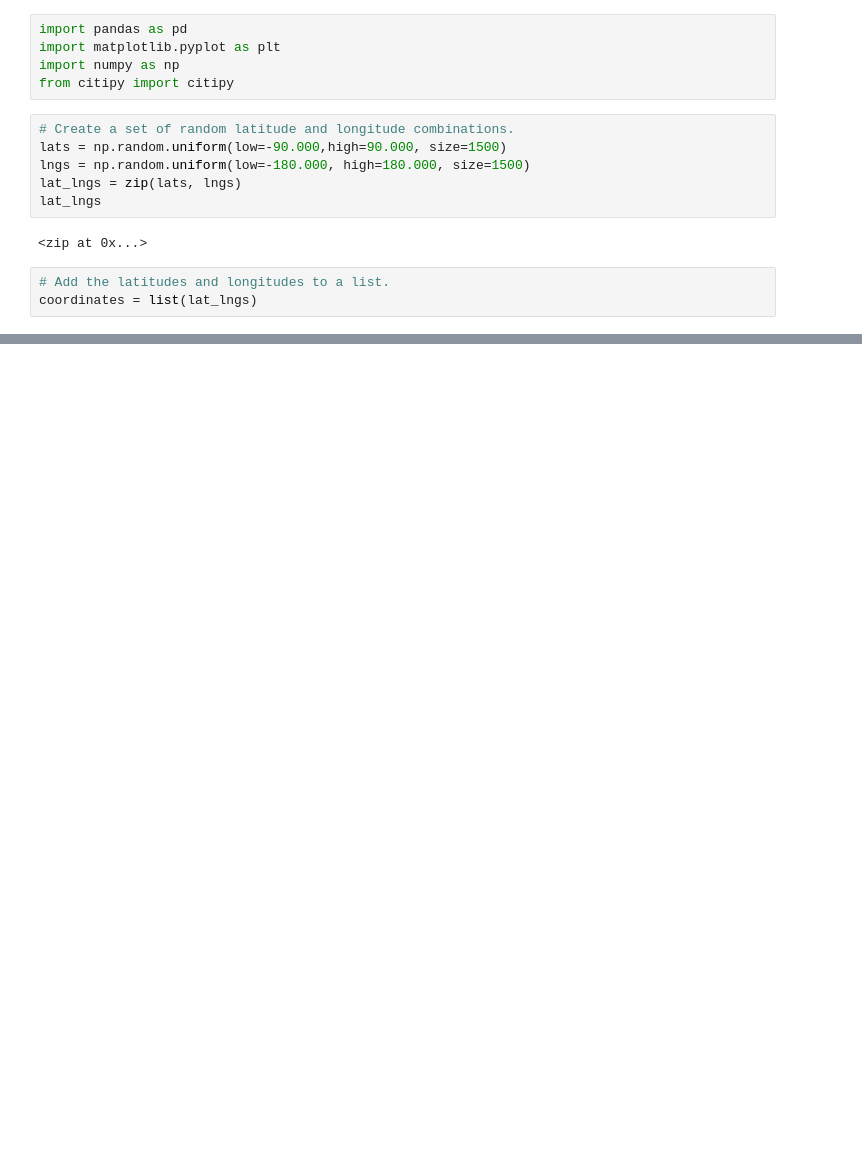
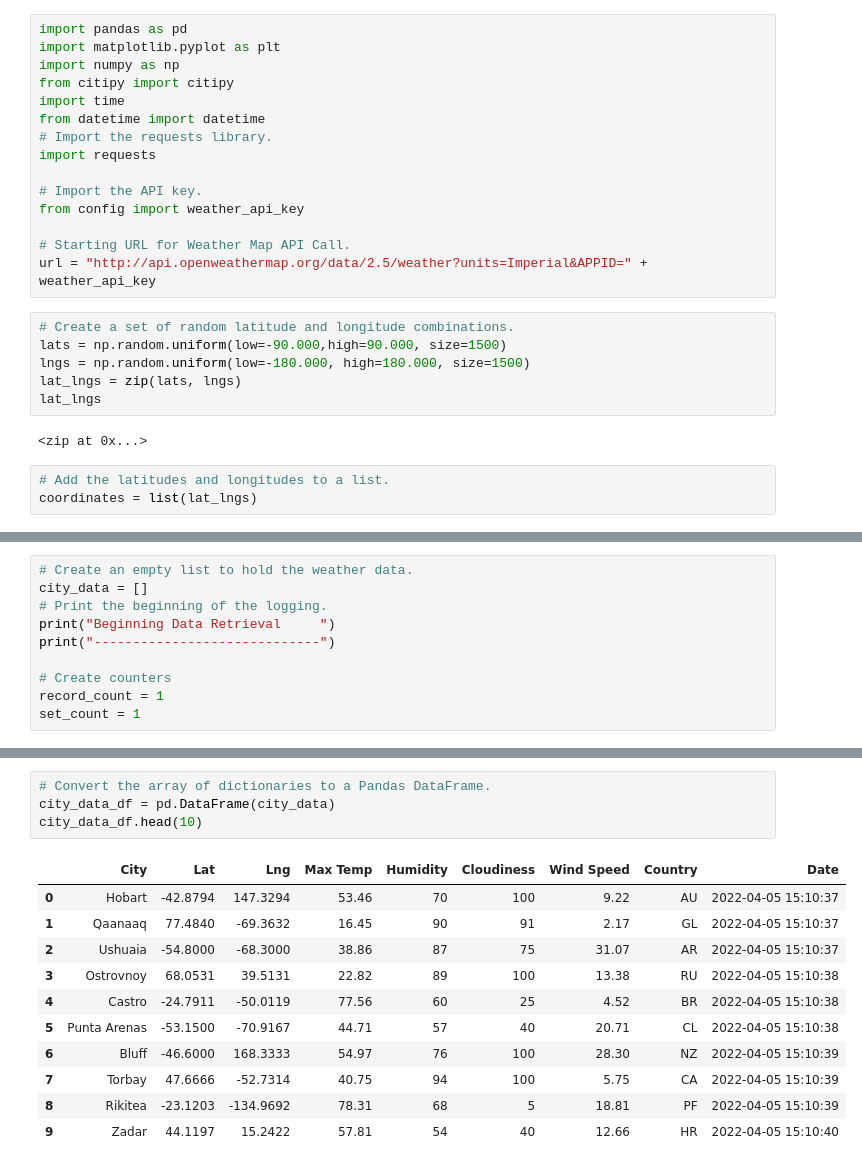
Before and after one commit to BNew2022/World_Weather_Analysis, a Jupyter notebook: WeatherPy.ipynb, the cells around one changed output, grey strips where cells are left out. Drawn from its saved outputs; the diff is of its cells as text; blank space fills up the shorter version.

Commit message:
modifying gitignore and adding WeatherPy file

```diff
--- a/WeatherPy.ipynb
+++ b/WeatherPy.ipynb
@@ -3,6 +3,16 @@ import pandas as pd
 import matplotlib.pyplot as plt
 import numpy as np
 from citipy import citipy
+import time
+from datetime import datetime
+# Import the requests library.
+import requests
+
+# Import the API key.
+from config import weather_api_key
+
+# Starting URL for Weather Map API Call.
+url = "http://api.openweathermap.org/data/2.5/weather?units=Imperial&APPID=" + weather_api_key
 # %%
 # Create a set of random latitude and longitude combinations.
 lats = np.random.uniform(low=-90.000,high=90.000, size=1500)
@@ -30,0 +41,10 @@ len(cities)
+# %%
+# Create an empty list to hold the weather data.
+city_data = []
+# Print the beginning of the logging.
+print("Beginning Data Retrieval     ")
+print("-----------------------------")
+
+# Create counters
+record_count = 1
+set_count = 1
@@ -30,0 +124,16 @@ len(cities)
+# %%
+# Convert the array of dictionaries to a Pandas DataFrame.
+city_data_df = pd.DataFrame(city_data)
+city_data_df.head(10)
+# %% [output]
+|  | City | Lat | Lng | Max Temp | Humidity | Cloudiness | Wind Speed | Country | Date |
+| 0 | Hobart | -42.8794 | 147.3294 | 53.46 | 70 | 100 | 9.22 | AU | 2022-04-05 15:10:37 |
+| 1 | Qaanaaq | 77.4840 | -69.3632 | 16.45 | 90 | 91 | 2.17 | GL | 2022-04-05 15:10:37 |
+| 2 | Ushuaia | -54.8000 | -68.3000 | 38.86 | 87 | 75 | 31.07 | AR | 2022-04-05 15:10:37 |
+| 3 | Ostrovnoy | 68.0531 | 39.5131 | 22.82 | 89 | 100 | 13.38 | RU | 2022-04-05 15:10:38 |
+| 4 | Castro | -24.7911 | -50.0119 | 77.56 | 60 | 25 | 4.52 | BR | 2022-04-05 15:10:38 |
+| 5 | Punta Arenas | -53.1500 | -70.9167 | 44.71 | 57 | 40 | 20.71 | CL | 2022-04-05 15:10:38 |
+| 6 | Bluff | -46.6000 | 168.3333 | 54.97 | 76 | 100 | 28.30 | NZ | 2022-04-05 15:10:39 |
+| 7 | Torbay | 47.6666 | -52.7314 | 40.75 | 94 | 100 | 5.75 | CA | 2022-04-05 15:10:39 |
+| 8 | Rikitea | -23.1203 | -134.9692 | 78.31 | 68 | 5 | 18.81 | PF | 2022-04-05 15:10:39 |
+| 9 | Zadar | 44.1197 | 15.2422 | 57.81 | 54 | 40 | 12.66 | HR | 2022-04-05 15:10:40 |
```
Also changed, not shown: parts of 5 cells of this notebook, 4 other files.
